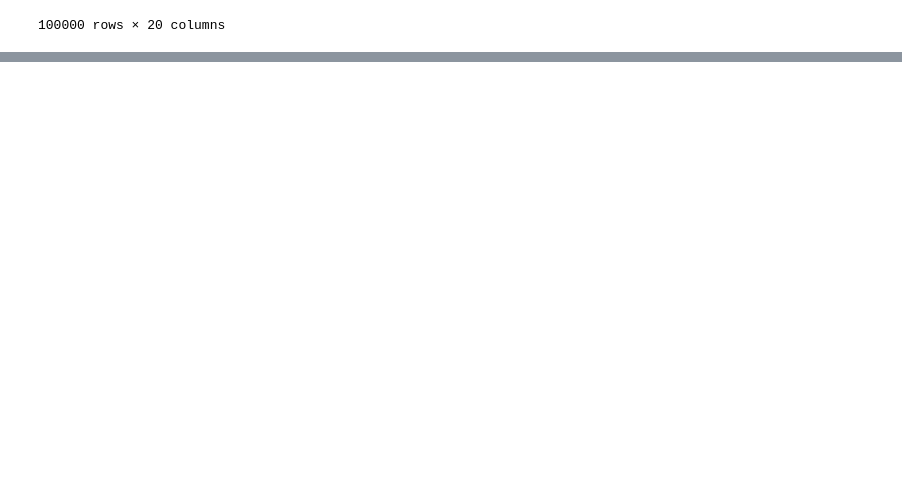
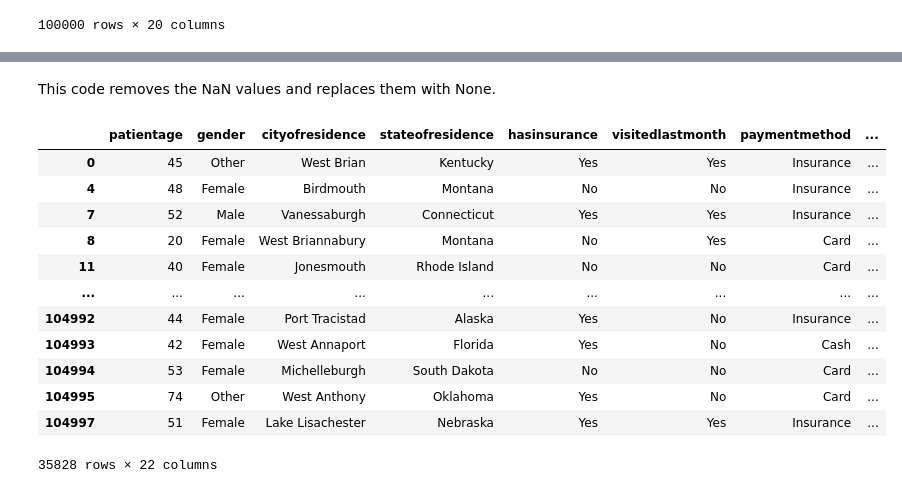
Before and after one commit to jas-tang/datasci_2_manipulation, a Jupyter notebook: datasci_2_manipulation.ipynb, the cells around one changed output, grey strips where cells are left out. Drawn from its saved outputs; the diff is of its cells as text; code cells hidden in the pictures; blank space fills up the shorter version.

```diff
--- a/datasci_2_manipulation.ipynb
+++ b/datasci_2_manipulation.ipynb
@@ -108,7 +108,7 @@ def cleaning(df):
     df.columns = [clean_name(col) for col in df.columns]
     return df
 
-df = cleaning
+df = cleaning(df)
 df
 # %% [output]
 |  | patientage | gender | cityofresidence | stateofresidence | hasinsurance | visitedlastmonth | paymentmethod | ... |
@@ -126,0 +133,12 @@ df
+# %%
+high_hr = 100
+
+def check_tachycardia(x):
+    try:
+        x = float(x)  # Try to convert to a float
+        return "Yes" if x >= high_hr else "No"
+    except ValueError:
+        return "No"  # Return "No" for non-numeric values
+
+df["tachycardia"] = df["averageheartrate"].apply(check_tachycardia)
+df
@@ -126,0 +163,10 @@ df
+# %%
+def cmtoin(x):
+  try:
+    x = float(x)
+    return x/2.54 if x else "Unavailable"
+  except ValueError:
+    return "Unavailable"
+
+df["heightininches"] = df["heightincm"].apply(cmtoin)
+df
@@ -126,0 +208,18 @@ df
+# %% [markdown]
+This code removes the NaN values and replaces them with None.
+# %%
+df.dropna()
+# %% [output]
+|  | patientage | gender | cityofresidence | stateofresidence | hasinsurance | visitedlastmonth | paymentmethod | ... |
+| 0 | 45 | Other | West Brian | Kentucky | Yes | Yes | Insurance | ... |
+| 4 | 48 | Female | Birdmouth | Montana | No | No | Insurance | ... |
+| 7 | 52 | Male | Vanessaburgh | Connecticut | Yes | Yes | Insurance | ... |
+| 8 | 20 | Female | West Briannabury | Montana | No | Yes | Card | ... |
+| 11 | 40 | Female | Jonesmouth | Rhode Island | No | No | Card | ... |
+| ... | ... | ... | ... | ... | ... | ... | ... | ... |
+| 104992 | 44 | Female | Port Tracistad | Alaska | Yes | No | Insurance | ... |
+| 104993 | 42 | Female | West Annaport | Florida | Yes | No | Cash | ... |
+| 104994 | 53 | Female | Michelleburgh | South Dakota | No | No | Card | ... |
+| 104995 | 74 | Other | West Anthony | Oklahoma | Yes | No | Card | ... |
+| 104997 | 51 | Female | Lake Lisachester | Nebraska | Yes | Yes | Insurance | ... |
+35828 rows × 22 columns
```
Also changed, not shown: parts of 12 cells of this notebook.
